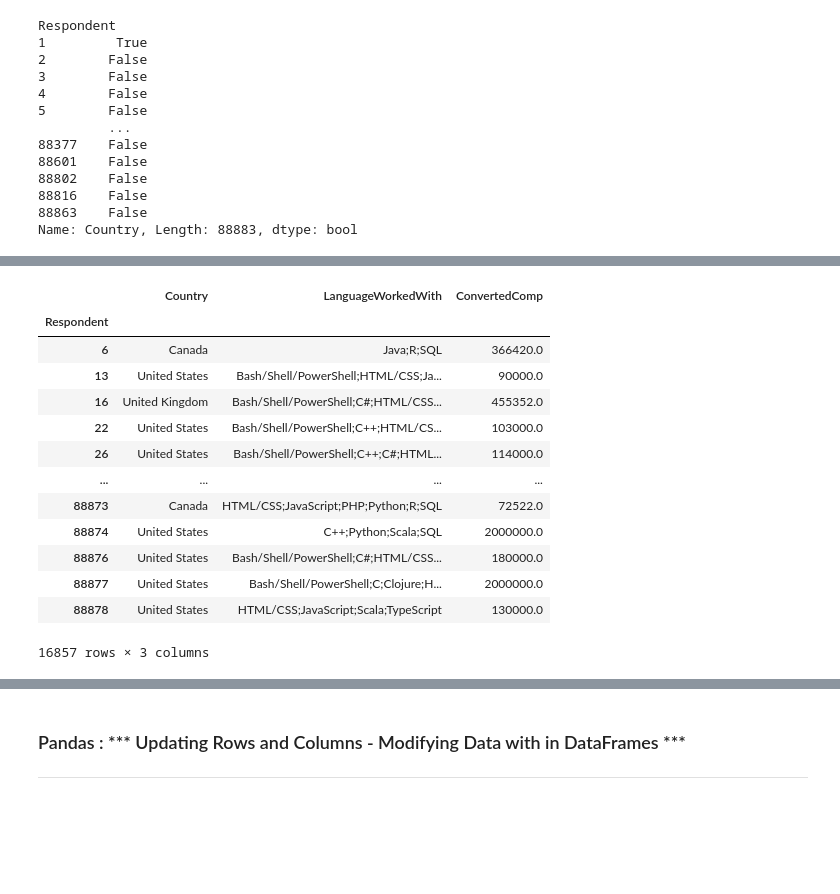
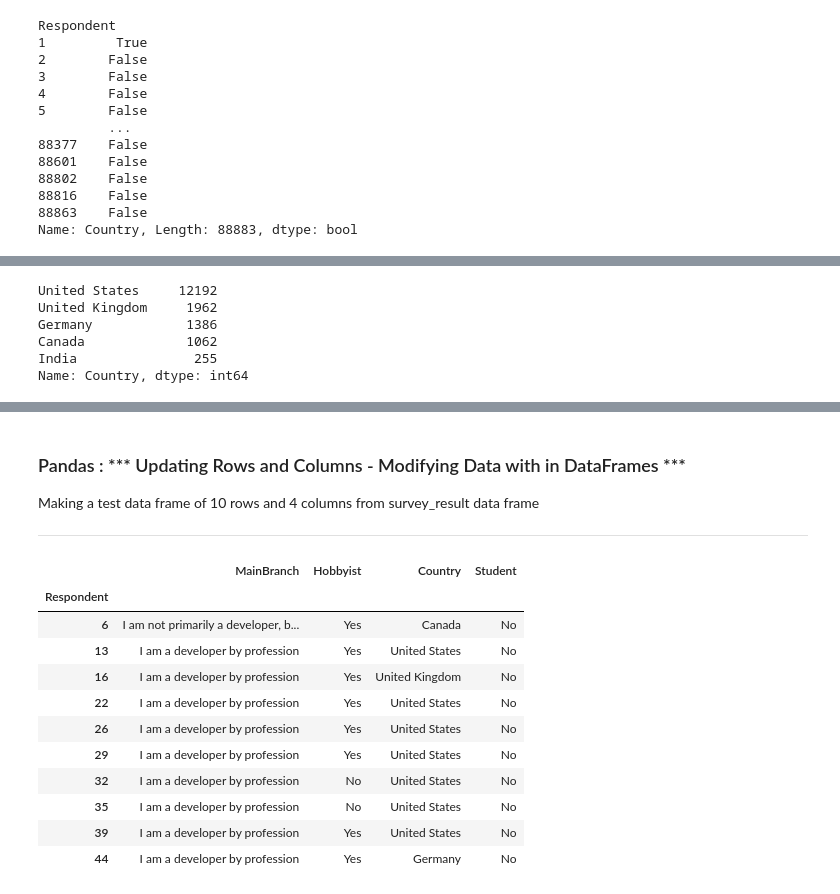
Before and after one commit to sivakguru/Data-Engineering, a Jupyter notebook: Pandas/pandas_jupyter.ipynb, the cells around one changed output, grey strips where cells are left out. Cells and saved outputs as stored; diff of their text form; code cells hidden in the pictures; blank space fills up the shorter version.

```diff
--- a/Pandas/pandas_jupyter.ipynb
+++ b/Pandas/pandas_jupyter.ipynb
@@ -310,25 +310,17 @@ sr_df[filter_condition].head(2)
 countries = ['India', 'United States', 'United Kingdom', 'Germany', 'Canada']
 high_salary_fc = (sr_df['ConvertedComp'] > 70000) & (sr_df['Country'].isin(countries))
 
-sr_df.loc[high_salary_fc, ['Country', 'LanguageWorkedWith', 'ConvertedComp',]]
+sr_df.loc[high_salary_fc, ['Country', 'LanguageWorkedWith', 'ConvertedComp']]
 
 # count of respondents by filter condition and the country
 sr_df.loc[high_salary_fc, 'Country'].value_counts()
 # %% [output]
-|  | Country | LanguageWorkedWith | ConvertedComp |
-| Respondent |  |  |  |
-| 6 | Canada | Java;R;SQL | 366420.0 |
-| 13 | United States | Bash/Shell/PowerShell;HTML/CSS;Ja... | 90000.0 |
-| 16 | United Kingdom | Bash/Shell/PowerShell;C#;HTML/CSS... | 455352.0 |
-| 22 | United States | Bash/Shell/PowerShell;C++;HTML/CS... | 103000.0 |
-| 26 | United States | Bash/Shell/PowerShell;C++;C#;HTML... | 114000.0 |
-| ... | ... | ... | ... |
-| 88873 | Canada | HTML/CSS;JavaScript;PHP;Python;R;SQL | 72522.0 |
-| 88874 | United States | C++;Python;Scala;SQL | 2000000.0 |
-| 88876 | United States | Bash/Shell/PowerShell;C#;HTML/CSS... | 180000.0 |
-| 88877 | United States | Bash/Shell/PowerShell;C;Clojure;H... | 2000000.0 |
-| 88878 | United States | HTML/CSS;JavaScript;Scala;TypeScript | 130000.0 |
-16857 rows × 3 columns
+United States     12192
+United Kingdom     1962
+Germany            1386
+Canada             1062
+India               255
+Name: Country, dtype: int64
 # %%
 # on top of the filter condition also see if the respondents know 'Python' language
 # the column that specifies the Language known is 'LanguageWorkedWith'
@@ -344,4 +336,22 @@ sr_df.loc[filter_condition].head(2)
 # %% [markdown]
 ### Pandas : *** Updating Rows and Columns - Modifying Data with in DataFrames ***
 
+Making a test data frame of 10 rows and 4 columns from survey_result data frame
 ***
+# %%
+# sample data frame for analysis
+sample = sr_df.loc[high_salary_fc, ['MainBranch','Hobbyist', 'Country', 'Student']].head(10)
+sample
+# %% [output]
+|  | MainBranch | Hobbyist | Country | Student |
+| Respondent |  |  |  |  |
+| 6 | I am not primarily a developer, b... | Yes | Canada | No |
+| 13 | I am a developer by profession | Yes | United States | No |
+| 16 | I am a developer by profession | Yes | United Kingdom | No |
+| 22 | I am a developer by profession | Yes | United States | No |
+| 26 | I am a developer by profession | Yes | United States | No |
+| 29 | I am a developer by profession | Yes | United States | No |
+| 32 | I am a developer by profession | No | United States | No |
+| 35 | I am a developer by profession | No | United States | No |
+| 39 | I am a developer by profession | Yes | United States | No |
+| 44 | I am a developer by profession | Yes | Germany | No |
```
Also changed, not shown: parts of 9 cells of this notebook, 1 other file.
